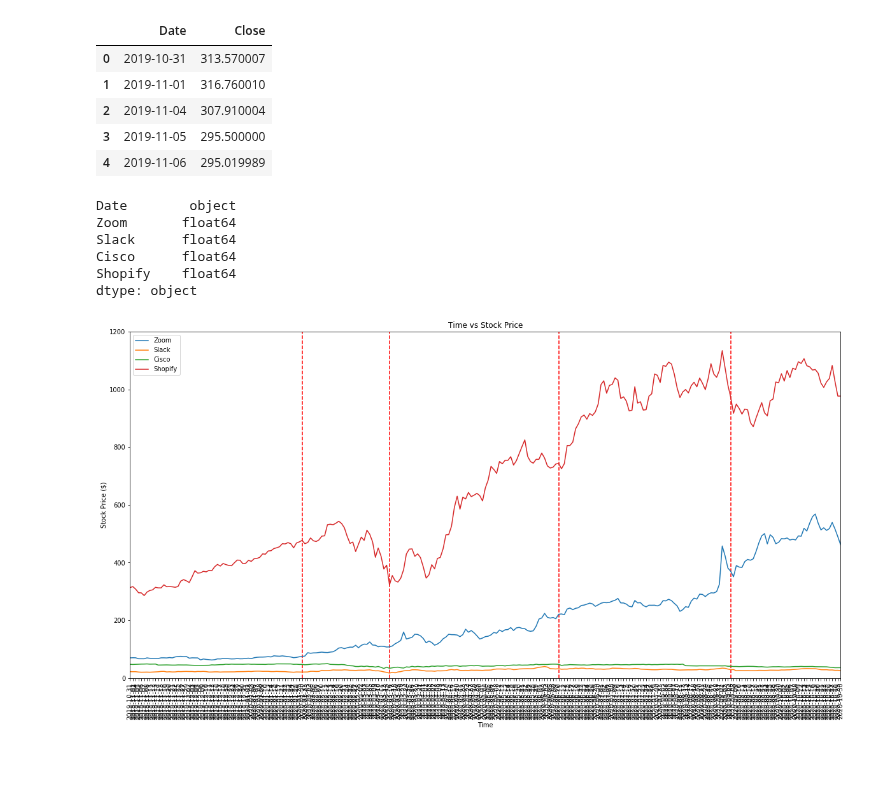
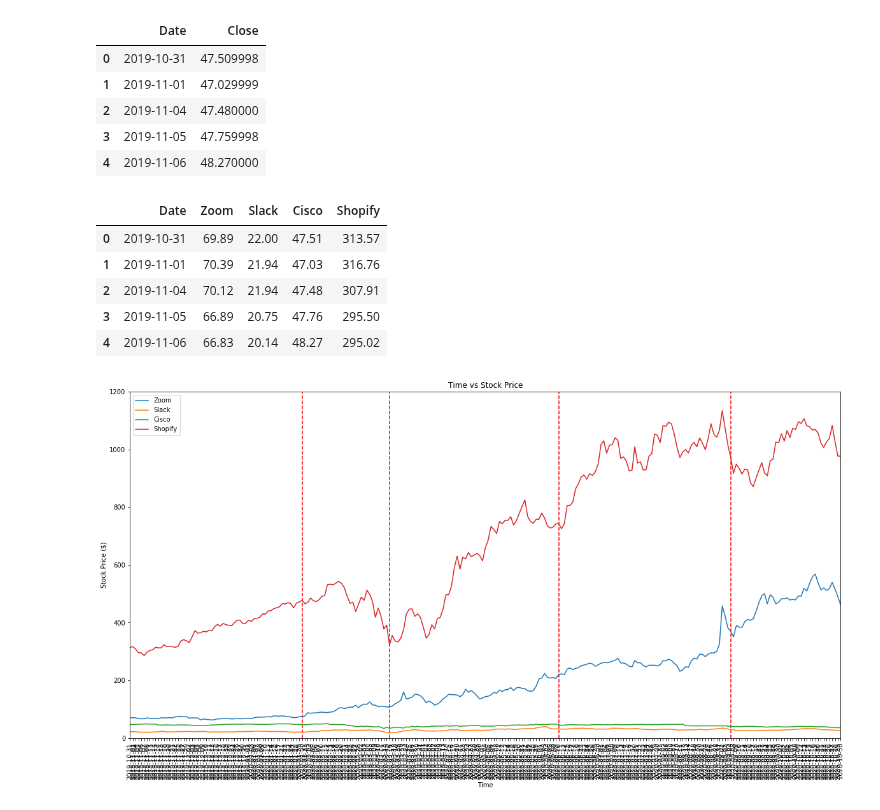
Before and after one commit to chenghaohan/Team_Anti-COVID_Project1, a Jupyter notebook: Techology Companies Data/tech industry(remote working) vs covid.ipynb, the cells around one changed output. Saved outputs shown, nothing was run; the diff lists cells and outputs as text; code cells hidden in the pictures; blank space fills up the shorter version.

```diff
--- a/Techology Companies Data/tech industry(remote working) vs covid.ipynb
+++ b/Techology Companies Data/tech industry(remote working) vs covid.ipynb
@@ -16,17 +25,18 @@ shopify["Date"]=shopify["Date"].dt.strftime("%Y-%m-%d")
 # %%
 #Remove other columns in the df, only keep data and closing price
 
 zoom=zoom[["Date","Close"]]
 slack=slack[["Date","Close"]]
 cisco=cisco[["Date","Close"]]
 shopify=shopify[["Date","Close"]]
+cisco.head()
 # %% [output]
 |  | Date | Close |
-| 0 | 2019-10-31 | 313.570007 |
-| 1 | 2019-11-01 | 316.760010 |
-| 2 | 2019-11-04 | 307.910004 |
-| 3 | 2019-11-05 | 295.500000 |
-| 4 | 2019-11-06 | 295.019989 |
+| 0 | 2019-10-31 | 47.509998 |
+| 1 | 2019-11-01 | 47.029999 |
+| 2 | 2019-11-04 | 47.480000 |
+| 3 | 2019-11-05 | 47.759998 |
+| 4 | 2019-11-06 | 48.270000 |
 # %%
 #Merge different stock price dataframe into a combined dataframe
 combined_df = pd.merge(zoom, slack, how='outer', on="Date", suffixes=["_Zoom", "_Slack"])
@@ -37,14 +47,13 @@ combined_df = pd.merge(combined_df, shopify, how='outer', on="Date",  suffixes=[
 combined_df = combined_df.rename(columns = {"Close_Zoom":"Zoom","Close_Slack":"Slack","Close_Cisco":"Cisco","Close_Shopify":"Shopify"})
 combined_df[["Zoom","Slack","Cisco","Shopify"]]=combined_df[["Zoom","Slack","Cisco","Shopify"]].round(2)
 combined_df.head()
-combined_df.dtypes
 # %% [output]
-Date        object
-Zoom       float64
-Slack      float64
-Cisco      float64
-Shopify    float64
-dtype: object
+|  | Date | Zoom | Slack | Cisco | Shopify |
+| 0 | 2019-10-31 | 69.89 | 22.00 | 47.51 | 313.57 |
+| 1 | 2019-11-01 | 70.39 | 21.94 | 47.03 | 316.76 |
+| 2 | 2019-11-04 | 70.12 | 21.94 | 47.48 | 307.91 |
+| 3 | 2019-11-05 | 66.89 | 20.75 | 47.76 | 295.50 |
+| 4 | 2019-11-06 | 66.83 | 20.14 | 48.27 | 295.02 |
 # %%
 # Create a graph to show relationship
 graph = combined_df.plot(kind="line",figsize=(20,10))
```
Also changed, not shown: parts of 3 cells of this notebook.
